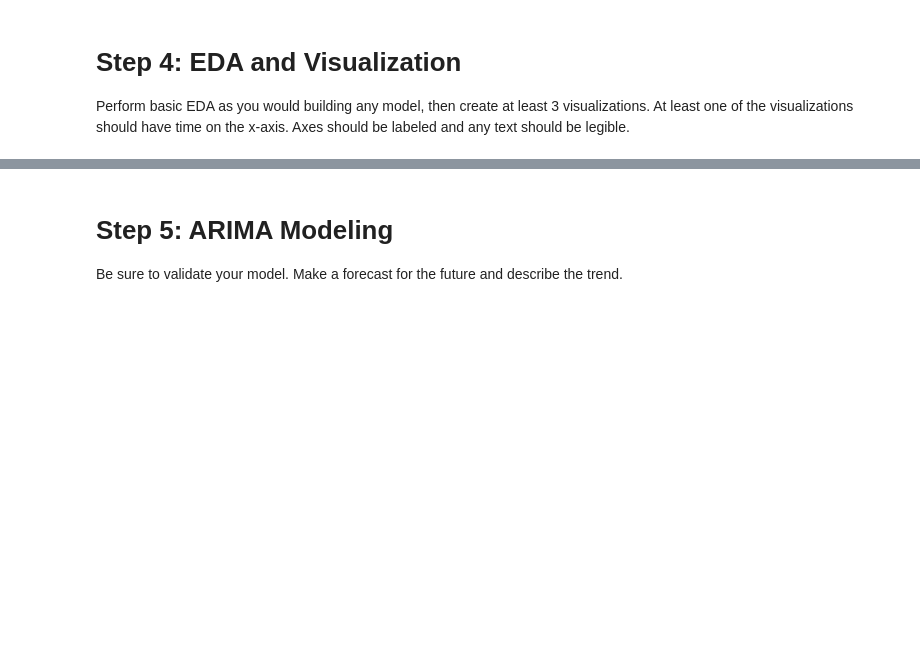
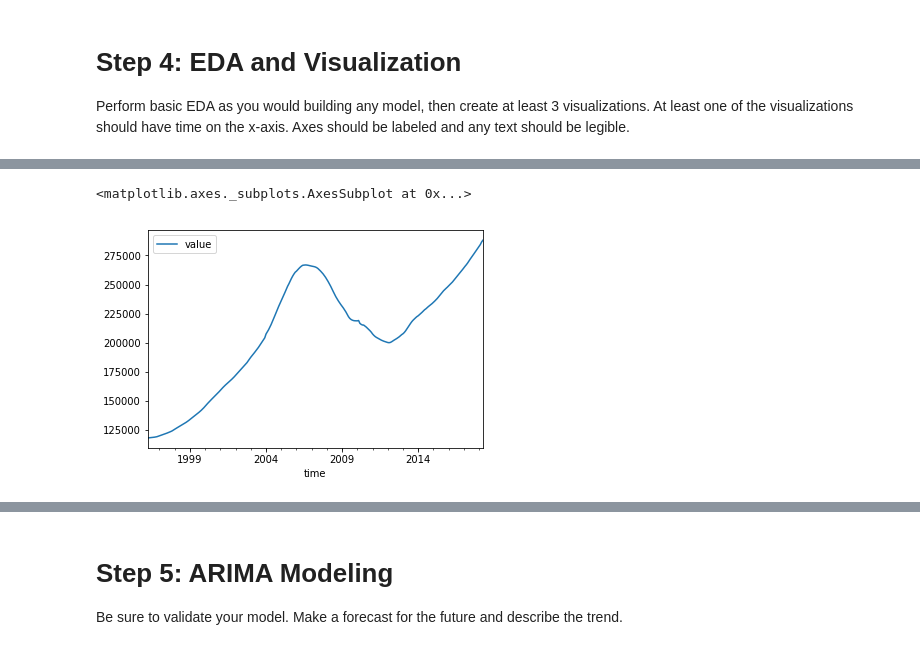
Before and after one commit to ndelrossi7/nyc-mhtn-ds-060319-lectures, a Jupyter notebook: Mod_4/Mod_4_Project/mod_4_starter_notebook-Copy1.ipynb, the cells around one changed output, grey strips where cells are left out. Saved outputs shown, nothing was run; the diff lists cells and outputs as text; code cells hidden in the pictures; blank space fills up the shorter version.

```diff
--- a/Mod_4/Mod_4_Project/mod_4_starter_notebook-Copy1.ipynb
+++ b/Mod_4/Mod_4_Project/mod_4_starter_notebook-Copy1.ipynb
@@ -52,5 +82,5 @@ df.head()
 # %% [markdown]
 # Step 2: Data Preprocessing
 # %%
-def get_datetimes(df):
-    return pd.to_datetime(df.columns.values[1:], format='%Y-%m')
+def get_datetimes(df, x):
+    return pd.to_datetime(df.columns.values[x:], format='%Y-%m')
@@ -58,7 +94,9 @@ def get_datetimes(df):
 # Step 3: Reshape from Wide to Long Format
 # %%
 def melt_data(df):
-    melted = pd.melt(df, id_vars=['RegionName', 'City', 'State', 'Metro', 'CountyName'], var_name='time')
+    melted = pd.melt(df, id_vars=['RegionID', 'RegionName', 'City', 'State', 'Metro', 'CountyName', 'SizeRank'], var_name='time')
     melted['time'] = pd.to_datetime(melted['time'], infer_datetime_format=True)
     melted = melted.dropna(subset=['value'])
     return melted.groupby('time').aggregate({'value':'mean'})
+# %%
+long_df = melt_data(df)
@@ -75,0 +201,5 @@ matplotlib.rc('font', **font)
+# %%
+long_df.plot()
+# %% [output]
+<matplotlib.axes._subplots.AxesSubplot at 0x...>
+[figure, added]
```
Also changed, not shown: parts of 38 cells of this notebook, 2 other files.
